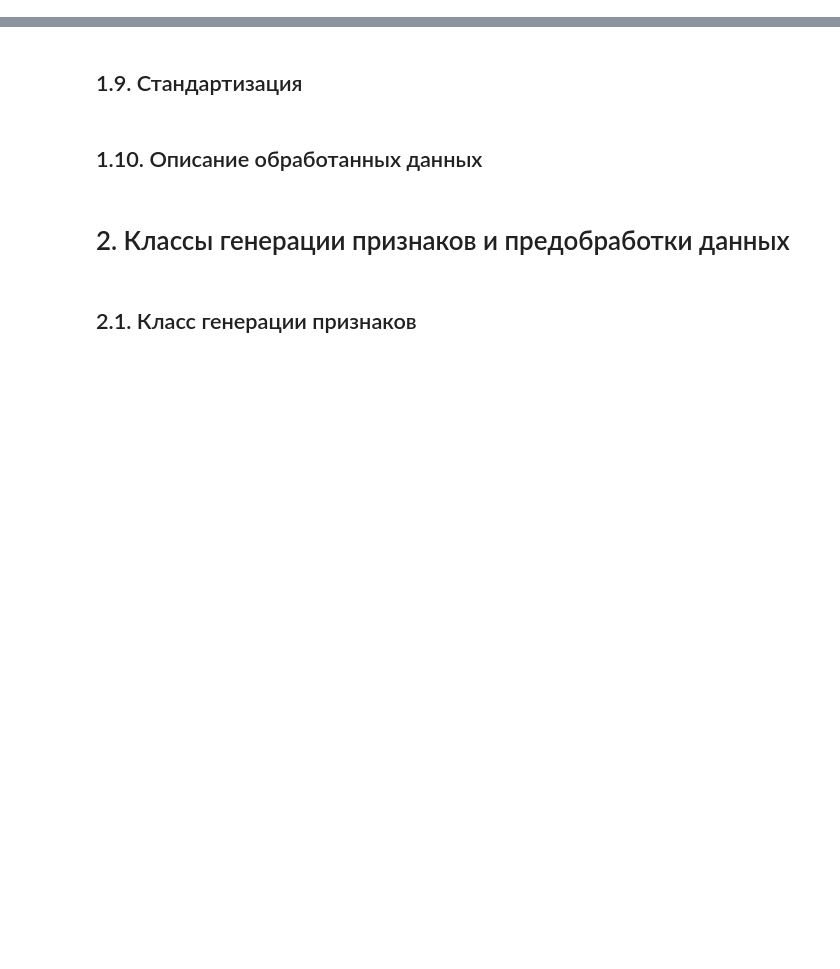
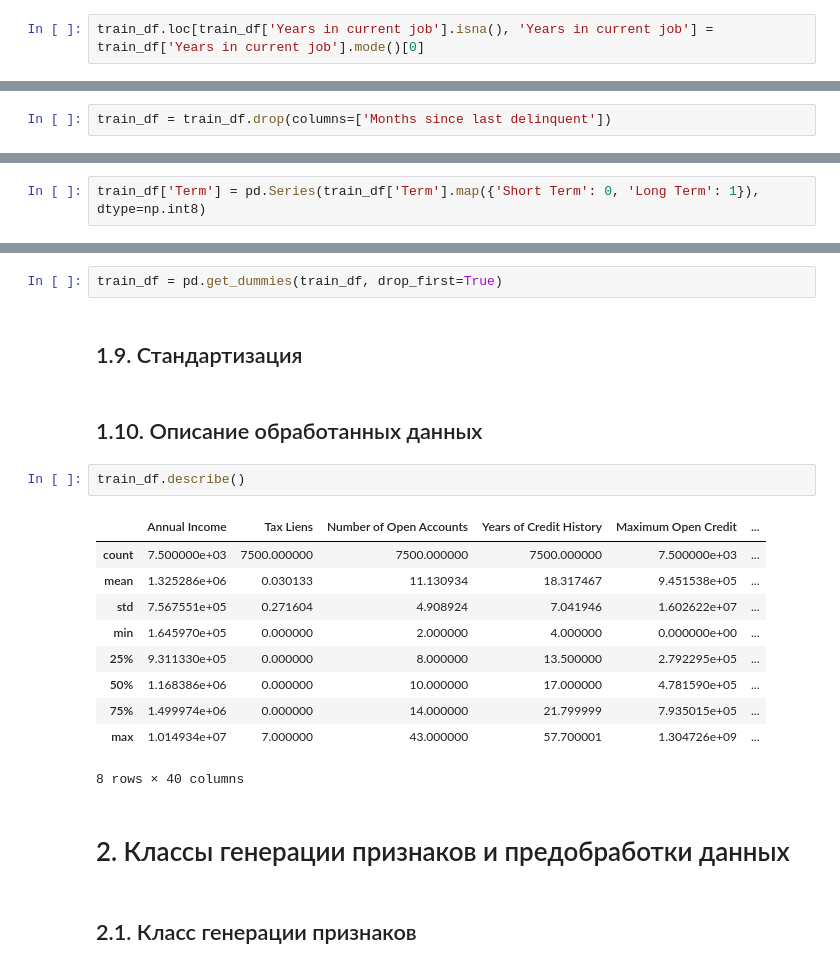
Before and after one commit to shatandv/GB_Python_DS_Libs_Contd_2020_09_17, a Jupyter notebook: course_project/AShataev_solution.ipynb, the cells around one changed output, grey strips where cells are left out. Cells and saved outputs as stored; diff of their text form; blank space fills up the shorter version.

```diff
--- a/course_project/AShataev_solution.ipynb
+++ b/course_project/AShataev_solution.ipynb
@@ -218,0 +386,2 @@ dtype: object
+# %%
+train_df.loc[train_df['Years in current job'].isna(), 'Years in current job'] = train_df['Years in current job'].mode()[0]
@@ -219 +390,3 @@ dtype: object
+# %%
+train_df = train_df.drop(columns=['Months since last delinquent'])
 # %% [markdown]
@@ -227,3 +400,5 @@ dtype: object
+# %%
+train_df['Term'] = pd.Series(train_df['Term'].map({'Short Term': 0, 'Long Term': 1}), dtype=np.int8)
 # %% [markdown]
 ## 1.7. Генерация новых признаков
 # %% [markdown]
@@ -241,7 +416,22 @@ new_features = []
+# %%
+train_df = pd.get_dummies(train_df, drop_first=True)
 # %% [markdown]
 ## 1.9. Стандартизация
 # %% [markdown]
 ## 1.10. Описание обработанных данных
+# %%
+train_df.describe()
+# %% [output]
+|  | Annual Income | Tax Liens | Number of Open Accounts | Years of Credit History | Maximum Open Credit | ... |
+| count | 7.500000e+03 | 7500.000000 | 7500.000000 | 7500.000000 | 7.500000e+03 | ... |
+| mean | 1.325286e+06 | 0.030133 | 11.130934 | 18.317467 | 9.451538e+05 | ... |
+| std | 7.567551e+05 | 0.271604 | 4.908924 | 7.041946 | 1.602622e+07 | ... |
+| min | 1.645970e+05 | 0.000000 | 2.000000 | 4.000000 | 0.000000e+00 | ... |
+| 25% | 9.311330e+05 | 0.000000 | 8.000000 | 13.500000 | 2.792295e+05 | ... |
+| 50% | 1.168386e+06 | 0.000000 | 10.000000 | 17.000000 | 4.781590e+05 | ... |
+| 75% | 1.499974e+06 | 0.000000 | 14.000000 | 21.799999 | 7.935015e+05 | ... |
+| max | 1.014934e+07 | 7.000000 | 43.000000 | 57.700001 | 1.304726e+09 | ... |
+8 rows × 40 columns
 # %% [markdown]
 # 2. Классы генерации признаков и предобработки данных
 # %% [markdown]
```
Also changed, not shown: parts of 52 cells of this notebook, 4 other files.
